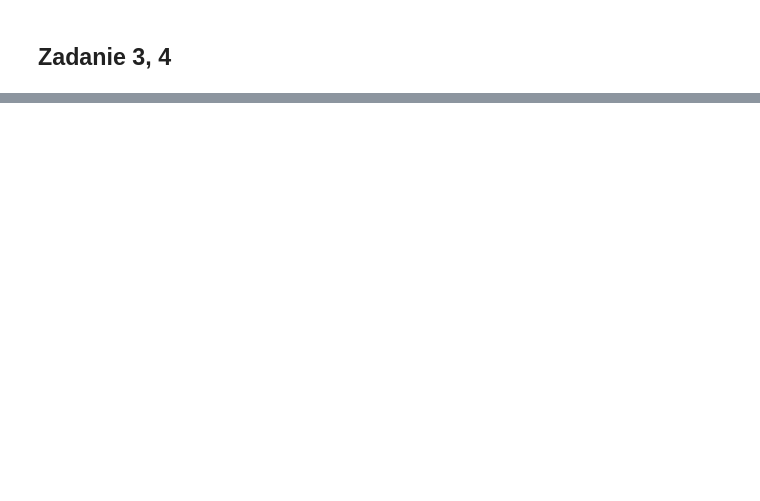
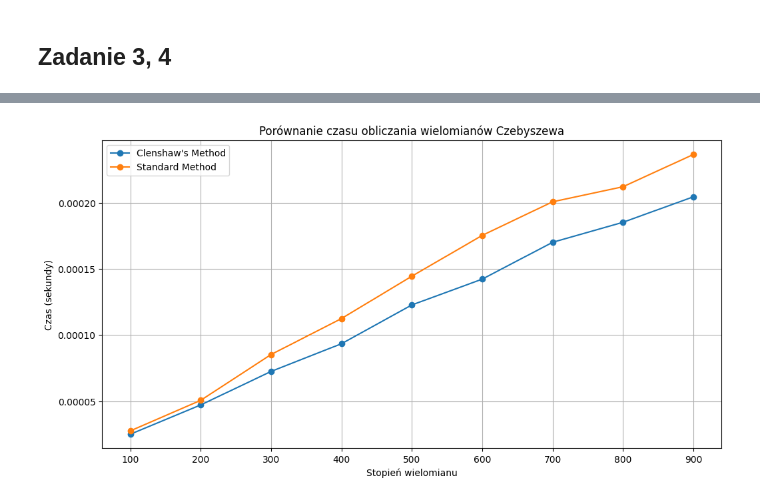
Before and after one commit to maxi7524/numerical-methods, a Jupyter notebook: results.ipynb, the cells around one changed output, grey strips where cells are left out. Saved outputs shown, nothing was run; the diff lists cells and outputs as text; code cells hidden in the pictures; blank space fills up the shorter version.

```diff
--- a/results.ipynb
+++ b/results.ipynb
@@ -255,0 +102,14 @@ Average computation time: 0.000264 ± 0.000022 seconds
+# %%
+def clenshaw_evaluate(coeffs, x):
+    """
+    Clenshaw algorithm for evaluating Chebyshev polynomials
+    """
+    b_k1 = 0
+    b_k2 = 0
+
+    for c in reversed(coeffs[1:]):
+        b_k = 2 * x * b_k1 - b_k2 + c
+        b_k2 = b_k1
+        b_k1 = b_k
+
+    return x * b_k1 - b_k2 + coeffs[0]
@@ -344,0 +259,79 @@ NameError: name 'clenshaw_evaluate' is not defined
+# %%
+# Test parameters
+n_start = 100
+n_end = 1000
+n_sep = 100
+n_points_range = range(n_start, n_end, n_sep)
+num_trials = 100
+test_point = 1.5
+
+# Lists to store timing results
+clenshaw_times = []
+standard_times = []
+
+def standard_chebyshev_eval(coeffs, x):
+    """
+    Standard method for evaluating Chebyshev polynomial
+    """
+    result = 0
+    T = [1, x]  # T[0] = T_0(x), T[1] = T_1(x)
+
+    # Add first two terms
+    if len(coeffs) > 0:
+        result += coeffs[0] * T[0]
+    if len(coeffs) > 1:
+        result += coeffs[1] * T[1]
+
+    # Calculate remaining terms using recurrence relation
+    for i in range(2, len(coeffs)):
+        # Recurrence relation for Chebyshev polynomials
+        T_next = 2 * x * T[1] - T[0]
+        result += coeffs[i] * T_next
+        # Update T values for next iteration
+        T[0] = T[1]
+        T[1] = T_next
+
+    return result
+
+for n in n_points_range:
+    # List that contains n probe time
+    clenshaw_trial_times = []
+    standard_trial_times = []
+
+    for _ in range(num_trials):
+        # Generating random coefficients in Chebyshev form
+        cheb_coeffs = np.random.rand(n)
+
+        # Clenshaw method timing
+        start_time = datetime.now()
+        clenshaw_result = clenshaw_evaluate(cheb_coeffs, test_point)
+        end_time = datetime.now()
+        clenshaw_trial_times.append((end_time - start_time).total_seconds())
+
+        # Standard method timing
+        start_time = datetime.now()
+        standard_result = standard_chebyshev_eval(cheb_coeffs, test_point)
+        end_time = datetime.now()
+        standard_trial_times.append((end_time - start_time).total_seconds())
+
+    # Calculating mean time
+    clenshaw_times.append(np.mean(clenshaw_trial_times))
+    standard_times.append(np.mean(standard_trial_times))
+
+# Plotting
+plt.figure(figsize=(12, 6))
+plt.plot(list(n_points_range), clenshaw_times, label="Clenshaw's Method", marker='o')
+plt.plot(list(n_points_range), standard_times, label='Standard Method', marker='o')
+plt.xlabel('Stopień wielomianu')
+plt.ylabel('Czas (sekundy)')
+plt.title('Porównanie czasu obliczania wielomianów Czebyszewa')
+plt.legend()
+plt.grid(True)
+plt.show()
+
+# Print statistics
+print(f"Średni czas dla metody Clenshawa: {np.mean(clenshaw_times):.6f} ± {np.std(clenshaw_times):.6f}")
+print(f"Średni czas dla metody standardowej: {np.mean(standard_times):.6f} ± {np.std(standard_times):.6f}")
+print(f"Przyspieszenie: {np.mean(standard_times)/np.mean(clenshaw_times):.2f}x ± {np.std([x/y for x,y in zip(standard_times, clenshaw_times)]):.2f}x")
+# %% [output]
+[figure, added]
```
Also changed, not shown: parts of 16 cells of this notebook, 3 other files.
